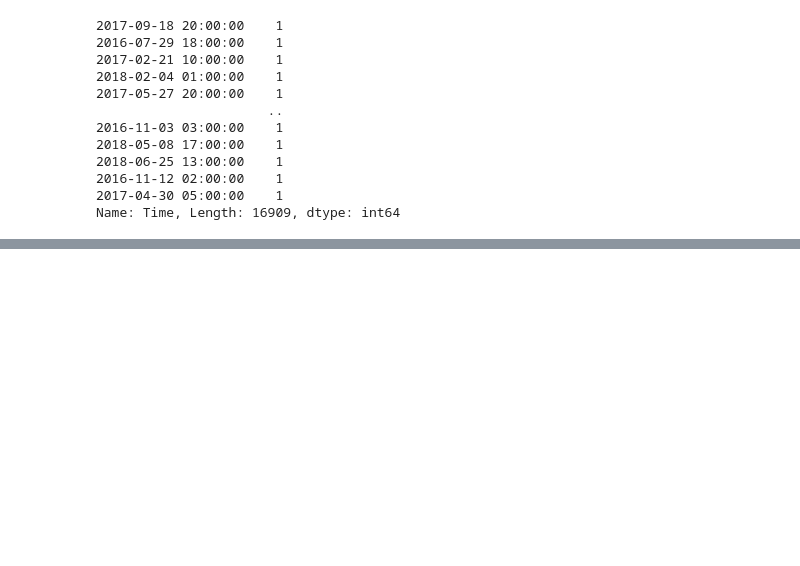
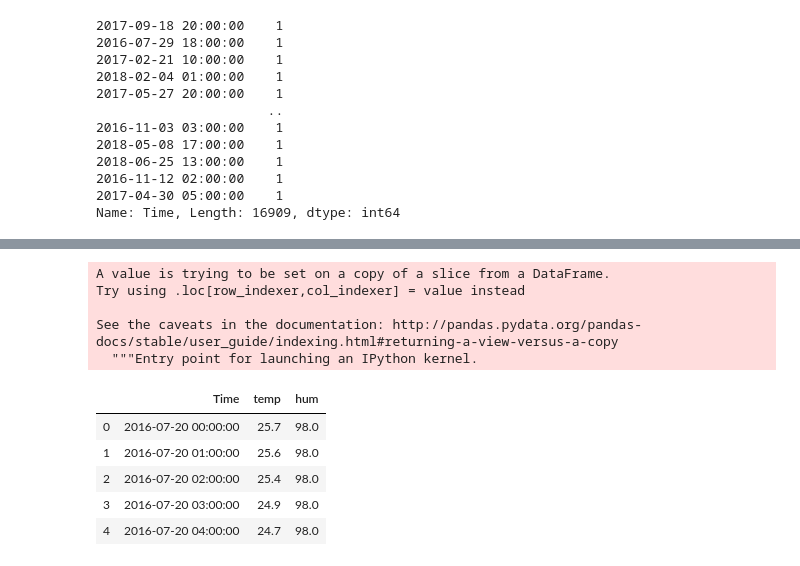
Before and after one commit to almondh/TIL, a Jupyter notebook: EP demand prediction/EP demand prediction_2.ipynb, the cells around one changed output, grey strips where cells are left out. Cells and saved outputs as stored; diff of their text form; code cells hidden in the pictures; blank space fills up the shorter version.

```diff
--- a/EP demand prediction/EP demand prediction_2.ipynb
+++ b/EP demand prediction/EP demand prediction_2.ipynb
@@ -240,0 +253,19 @@ Name: Time, Length: 16909, dtype: int64
+# %%
+hour_weather.columns = ['place', 'Time', 'temp', 'rainfall', 'wind',
+                      'hum', 'snowfall', 'weather', 'cloud']
+weather_re = hour_weather[['Time', 'temp', 'hum']]
+# %%
+weather_re['Time'] = pd.to_datetime(weather_re['Time'])
+weather_re.head()
+# %% [output]
+A value is trying to be set on a copy of a slice from a DataFrame.
+Try using .loc[row_indexer,col_indexer] = value instead
+
+See the caveats in the documentation: http://pandas.pydata.org/pandas-docs/stable/user_guide/indexing.html#returning-a-view-versus-a-copy
+  """Entry point for launching an IPython kernel.
+|  | Time | temp | hum |
+| 0 | 2016-07-20 00:00:00 | 25.7 | 98.0 |
+| 1 | 2016-07-20 01:00:00 | 25.6 | 98.0 |
+| 2 | 2016-07-20 02:00:00 | 25.4 | 98.0 |
+| 3 | 2016-07-20 03:00:00 | 24.9 | 98.0 |
+| 4 | 2016-07-20 04:00:00 | 24.7 | 98.0 |
```
Also changed, not shown: parts of 7 cells of this notebook.
